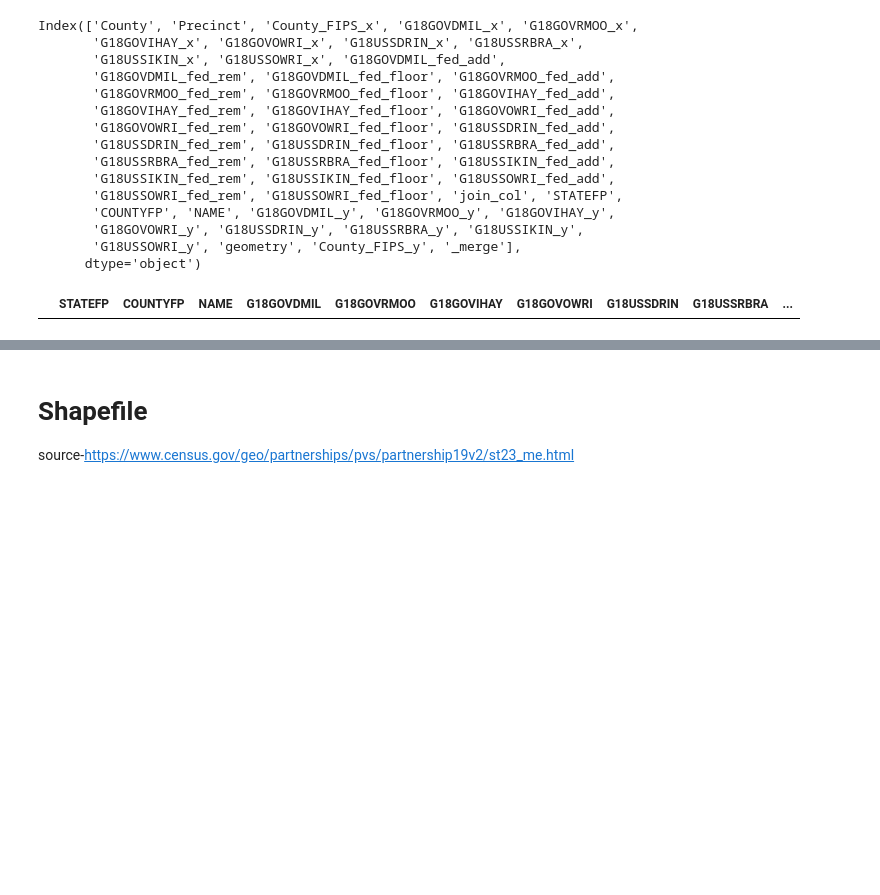
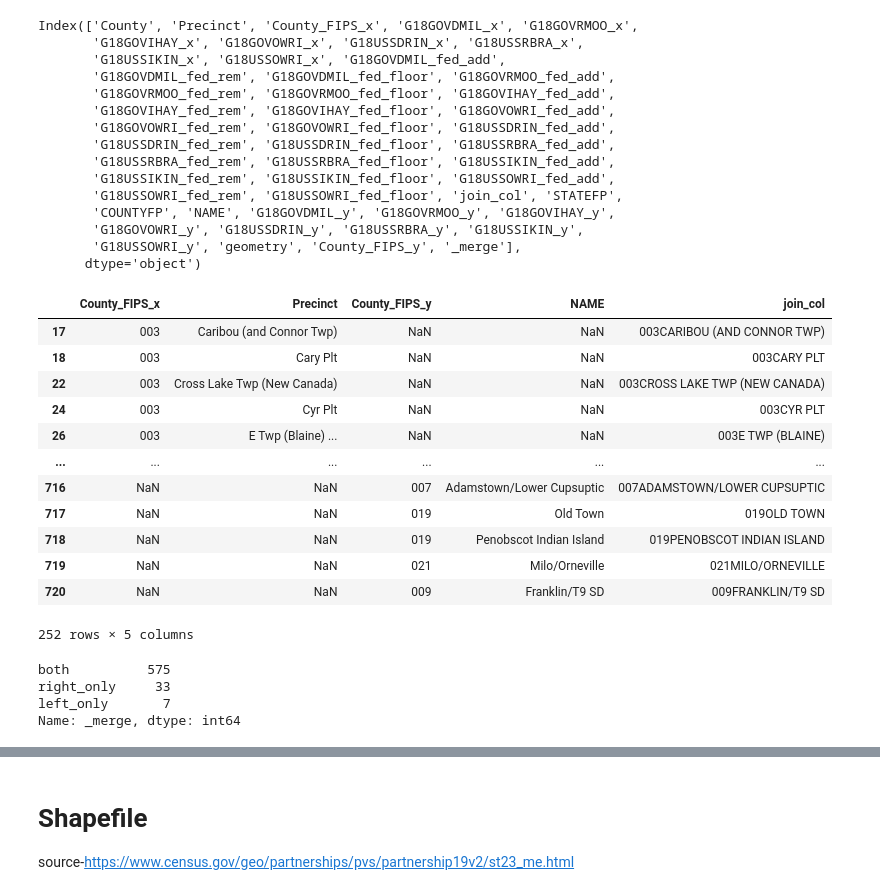
Before and after one commit to nonpartisan-redistricting-datahub/pdv-me, a Jupyter notebook: vest-me-2018/me_vest_2018.ipynb, the cells around one changed output, grey strips where cells are left out. Cells and saved outputs as stored; diff of their text form; code cells hidden in the pictures; blank space fills up the shorter version.

```diff
--- a/vest-me-2018/me_vest_2018.ipynb
+++ b/vest-me-2018/me_vest_2018.ipynb
@@ -1214,8 +1221,18 @@ Index(['County', 'Precinct', 'County_FIPS_x', 'G18GOVDMIL_x', 'G18GOVRMOO_x',
       dtype='object')
 # %%
 pd.set_option('display.max_rows', 10)
-join_attempt_one[join_attempt_one['_merge'] != 'both'][['County_FIPS_x','Precinct','County_FIPS_y','NAME','join_col']].to_csv('./test.csv')
+join_attempt_one[join_attempt_one['_merge'] != 'both'][['County_FIPS_x','Precinct','County_FIPS_y','NAME','join_col']]
+# %% [output]
+|  | County_FIPS_x | Precinct | County_FIPS_y | NAME | join_col |
+| 17 | 003 | Caribou (and Connor Twp) | NaN | NaN | 003CARIBOU (AND CONNOR TWP) |
+| 18 | 003 | Cary Plt | NaN | NaN | 003CARY PLT |
+| 22 | 003 | Cross Lake Twp (New Canada) | NaN | NaN | 003CROSS LAKE TWP (NEW CANADA) |
+| 24 | 003 | Cyr Plt | NaN | NaN | 003CYR PLT |
+| 26 | 003 | E Twp (Blaine) ... | NaN | NaN | 003E TWP (BLAINE) |
+| ... | ... | ... | ... | ... | ... |
+| 716 | NaN | NaN | 007 | Adamstown/Lower Cupsuptic | 007ADAMSTOWN/LOWER CUPSUPTIC |
+| 717 | NaN | NaN | 019 | Old Town | 019OLD TOWN |
+| 718 | NaN | NaN | 019 | Penobscot Indian Island | 019PENOBSCOT INDIAN ISLAND |
+| 719 | NaN | NaN | 021 | Milo/Orneville | 021MILO/ORNEVILLE |
+| 720 | NaN | NaN | 009 | Franklin/T9 SD | 009FRANKLIN/T9 SD |
+252 rows × 5 columns
-# %%
-vest_me_18[vest_me_18['NAME']=='Auburn']
-# %% [output]
-|  | STATEFP | COUNTYFP | NAME | G18GOVDMIL | G18GOVRMOO | G18GOVIHAY | G18GOVOWRI | G18USSDRIN | G18USSRBRA | ... |
@@ -1221,0 +1349,8 @@ vest_me_18[vest_me_18['NAME']=='Auburn']
+# %%
+join_attempt_two = pd.merge(df_with_absentee_reallocated,vest_me_18,how="outer",on="join_col",indicator=True)
+print(join_attempt_two["_merge"].value_counts())
+# %% [output]
+both          575
+right_only     33
+left_only       7
+Name: _merge, dtype: int64
```
Also changed, not shown: parts of 11 cells of this notebook.
